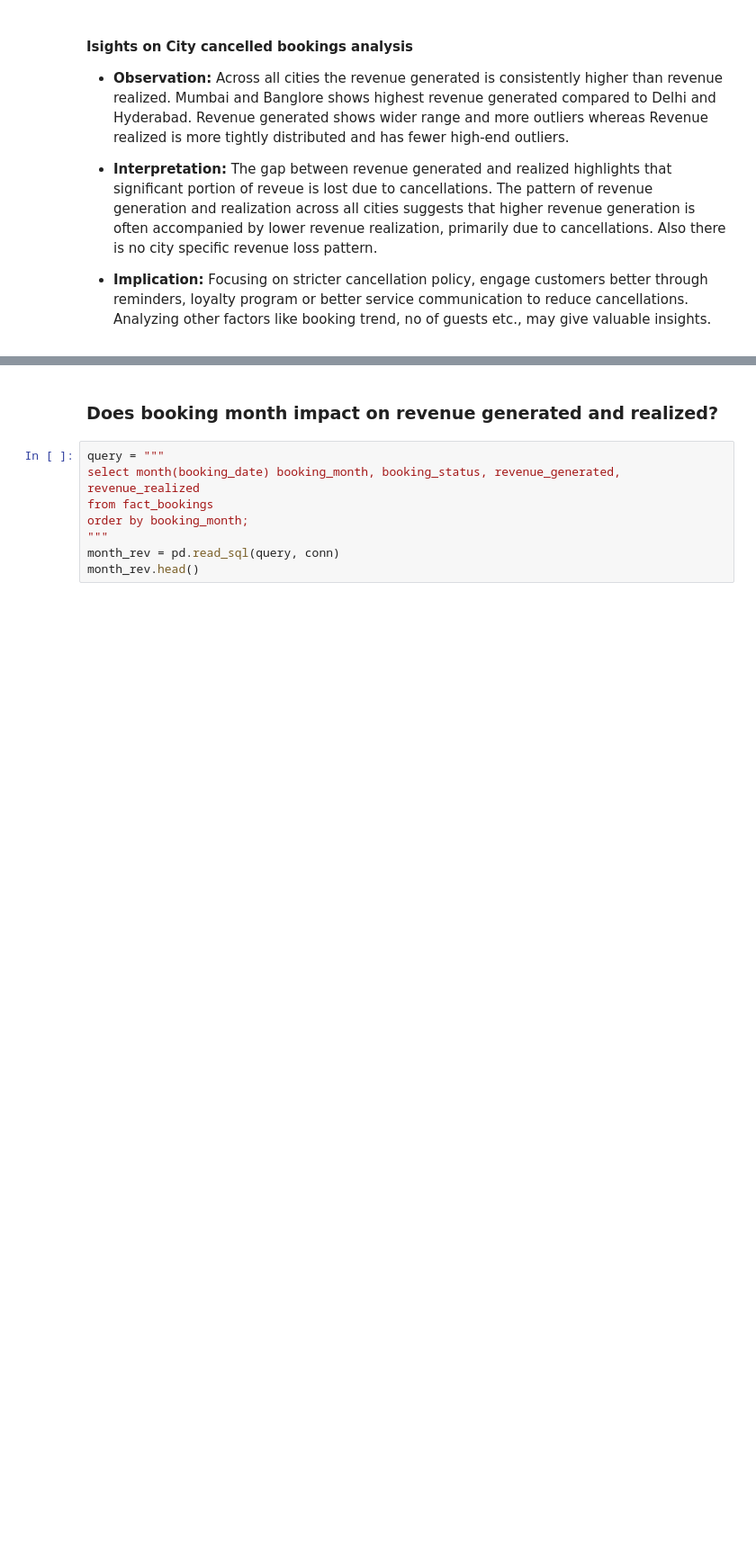
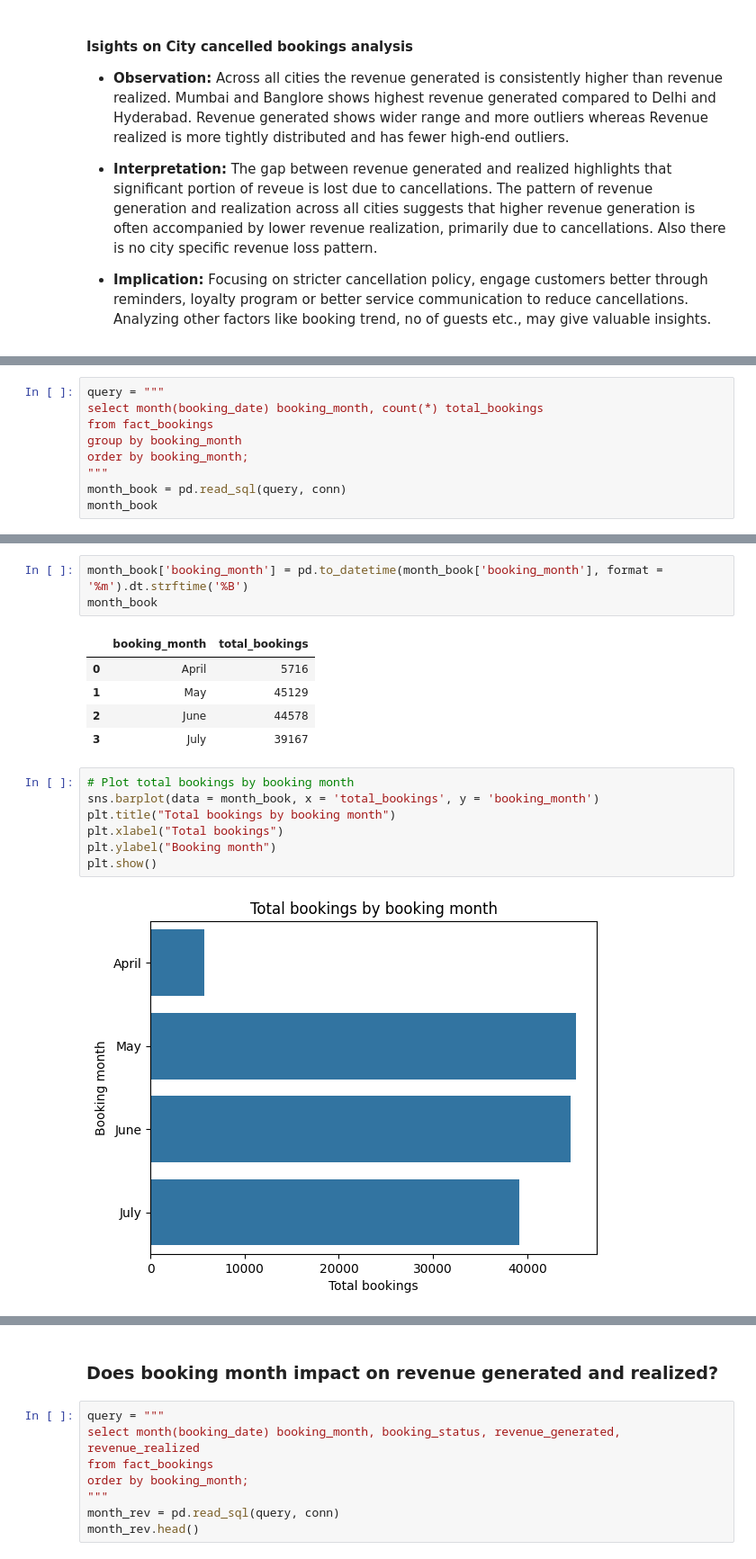
Before and after one commit to Bhuvi128/Hospitality-Revenue-Optimization-Data-analysis, a Jupyter notebook: Hospitality Revenue Optimzation.ipynb, the cells around one changed output, grey strips where cells are left out. Shown at 90% size. Cells and saved outputs as stored; diff of their text form; blank space fills up the shorter version.

```diff
--- a/Hospitality Revenue Optimzation.ipynb
+++ b/Hospitality Revenue Optimzation.ipynb
@@ -843,0 +854,9 @@ plt.show()
+# %%
+query = """
+select month(booking_date) booking_month, count(*) total_bookings
+from fact_bookings
+group by booking_month
+order by booking_month;
+"""
+month_book = pd.read_sql(query, conn)
+month_book
@@ -843,0 +869,18 @@ plt.show()
+# %%
+month_book['booking_month'] = pd.to_datetime(month_book['booking_month'], format = '%m').dt.strftime('%B')
+month_book
+# %% [output]
+|  | booking_month | total_bookings |
+| 0 | April | 5716 |
+| 1 | May | 45129 |
+| 2 | June | 44578 |
+| 3 | July | 39167 |
+# %%
+# Plot total bookings by booking month
+sns.barplot(data = month_book, x = 'total_bookings', y = 'booking_month')
+plt.title("Total bookings by booking month")
+plt.xlabel("Total bookings")
+plt.ylabel("Booking month")
+plt.show()
+# %% [output]
+[figure, added]
```
Also changed, not shown: parts of 22 cells of this notebook, 1 other file.
